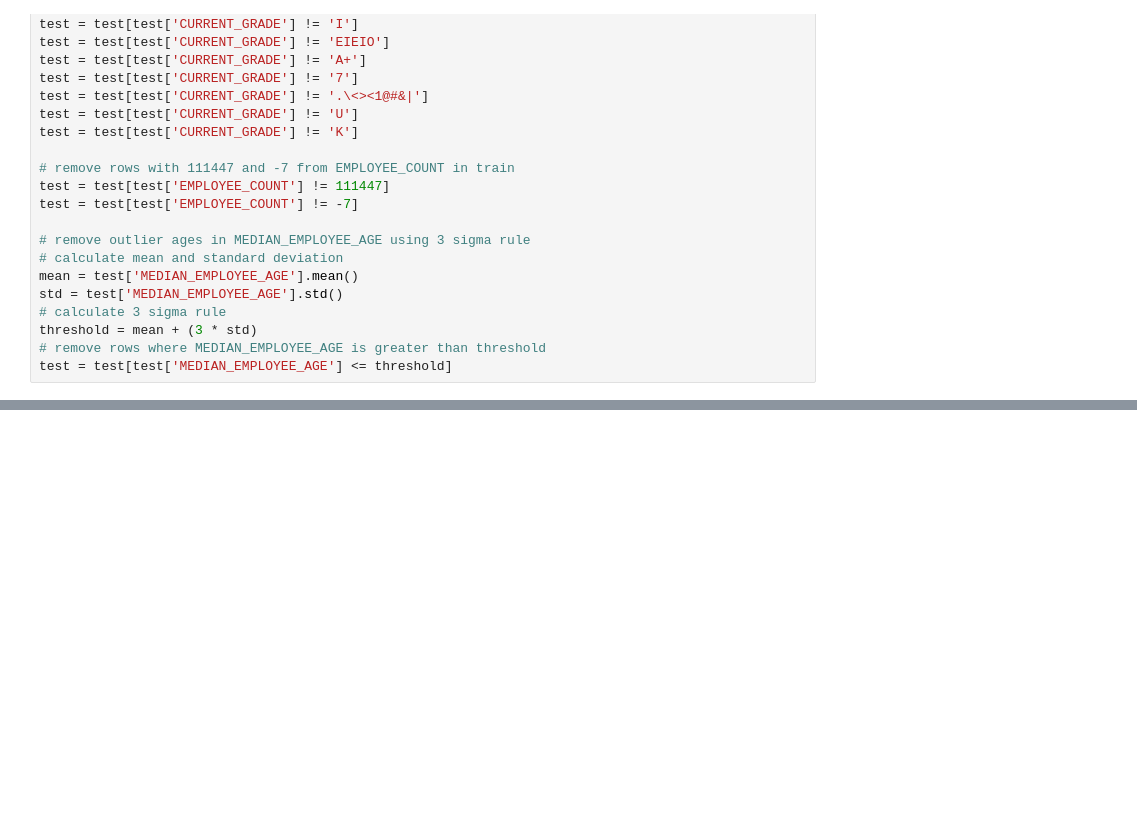
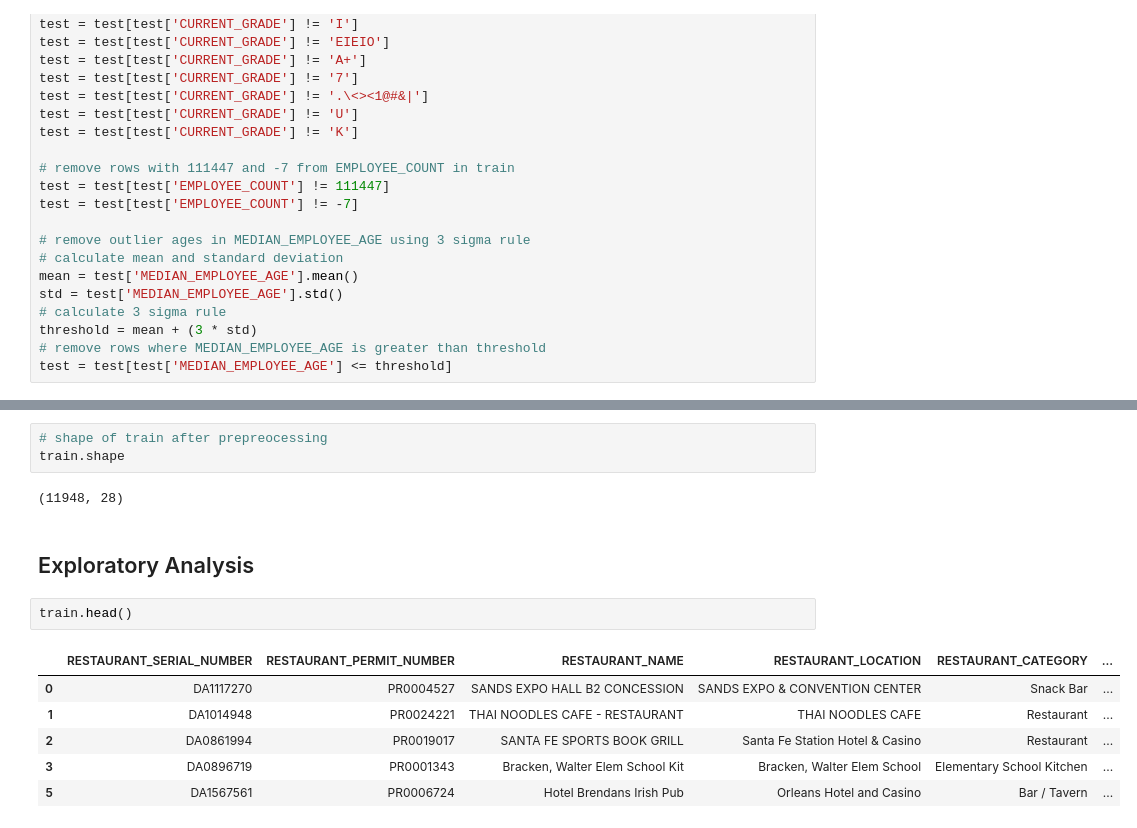
Before and after one commit to SrikarPrayaga06/NW-Modeling-Assessment, a Jupyter notebook: Untitled-1.ipynb, the cells around one changed output, grey strips where cells are left out. Drawn from its saved outputs; the diff is of its cells as text; blank space fills up the shorter version.

```diff
--- a/Untitled-1.ipynb
+++ b/Untitled-1.ipynb
@@ -313,0 +316,16 @@ test = test[test['MEDIAN_EMPLOYEE_AGE'] <= threshold]
+# %%
+# shape of train after prepreocessing
+train.shape
+# %% [output]
+(11948, 28)
+# %% [markdown]
+## Exploratory Analysis
+# %%
+train.head()
+# %% [output]
+|  | RESTAURANT_SERIAL_NUMBER | RESTAURANT_PERMIT_NUMBER | RESTAURANT_NAME | RESTAURANT_LOCATION | RESTAURANT_CATEGORY | ... |
+| 0 | DA1117270 | PR0004527 | SANDS EXPO HALL B2 CONCESSION | SANDS EXPO & CONVENTION CENTER | Snack Bar | ... |
+| 1 | DA1014948 | PR0024221 | THAI NOODLES CAFE - RESTAURANT | THAI NOODLES CAFE | Restaurant | ... |
+| 2 | DA0861994 | PR0019017 | SANTA FE SPORTS BOOK GRILL | Santa Fe Station Hotel & Casino | Restaurant | ... |
+| 3 | DA0896719 | PR0001343 | Bracken, Walter Elem School Kit | Bracken, Walter Elem School | Elementary School Kitchen | ... |
+| 5 | DA1567561 | PR0006724 | Hotel Brendans Irish Pub | Orleans Hotel and Casino | Bar / Tavern | ... |
```
Also changed, not shown: parts of 22 cells of this notebook.
